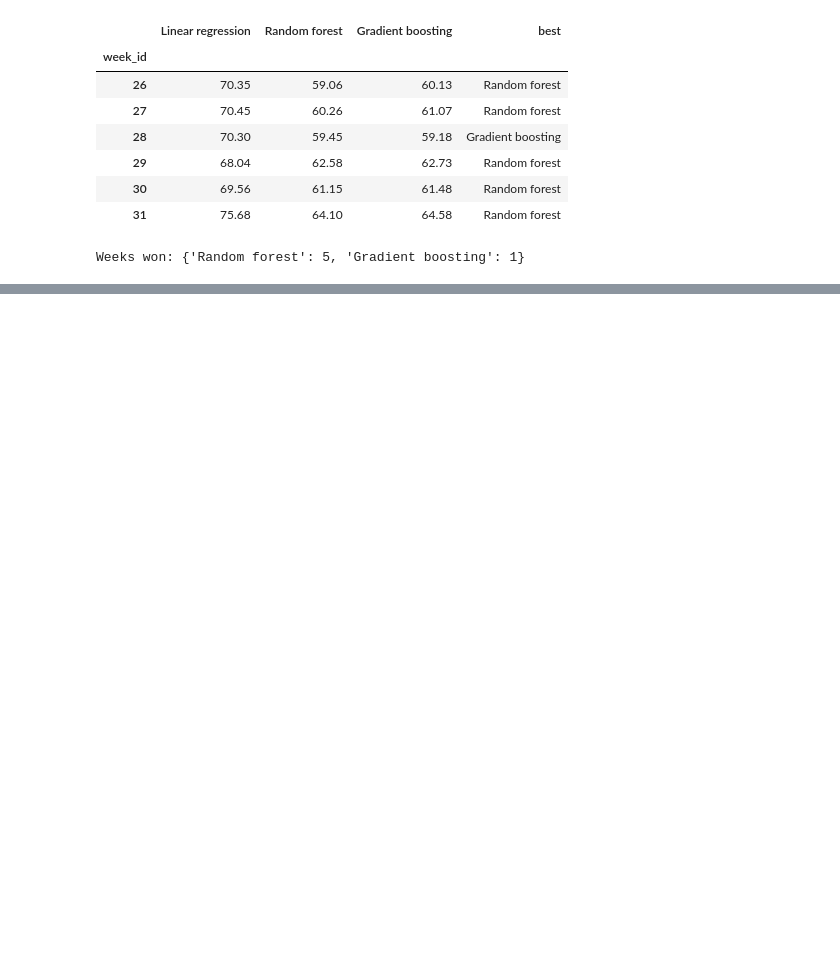
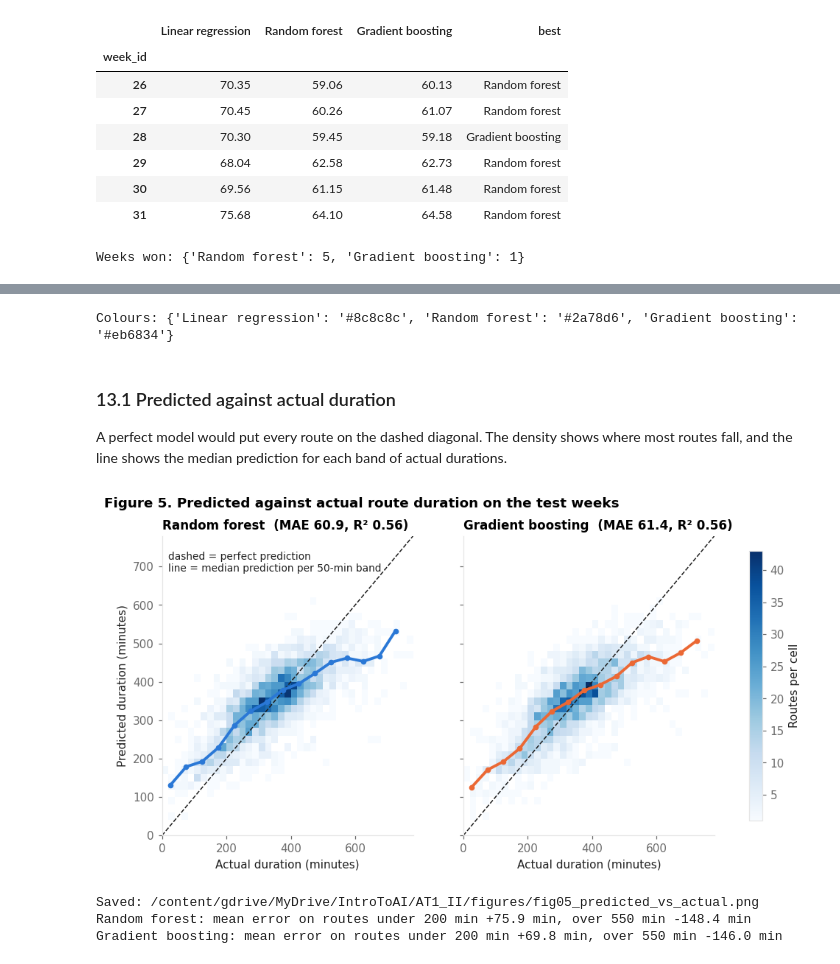
Before and after one commit to brucenguyen0302-code/last-mile-route-duration, a Jupyter notebook: notebooks/AT1_II_route_duration.ipynb, the cells around one changed output, grey strips where cells are left out. Cells and saved outputs as stored; diff of their text form; code cells hidden in the pictures; blank space fills up the shorter version.

Commit message:
Add result figures and future-route predictions

```diff
--- a/notebooks/AT1_II_route_duration.ipynb
+++ b/notebooks/AT1_II_route_duration.ipynb
@@ -1238,0 +1244,42 @@ Weeks won: {'Random forest': 5, 'Gradient boosting': 1}
+# %%
+MODEL_COLORS = {'Linear regression': '#8c8c8c', 'Random forest': BLUE, 'Gradient boosting': ORANGE}
+FINALISTS = ['Random forest', 'Gradient boosting']
+print('Colours:', MODEL_COLORS)
+# %% [output]
+Colours: {'Linear regression': '#8c8c8c', 'Random forest': '#2a78d6', 'Gradient boosting': '#eb6834'}
+# %% [markdown]
+### 13.1 Predicted against actual duration
+
+A perfect model would put every route on the dashed diagonal. The density shows where most routes fall, and the
+line shows the median prediction for each band of actual durations.
+# %%
+fig, axes = plt.subplots(1, 2, figsize=(11, 4.8), sharex=True, sharey=True)
+edges = np.arange(0, 800, 20)
+band_edges = np.arange(0, 800, 50)
+for ax, name in zip(axes, FINALISTS):
+    pred = test_predictions[name]
+    counts, _, _, image = ax.hist2d(y_test, pred, bins=[edges, edges], cmap='Blues', cmin=1)
+    ax.plot([0, 780], [0, 780], color=INK, linestyle='--', linewidth=1)
+    band = pd.Series(pred).groupby(pd.cut(y_test.values, band_edges), observed=True).median()
+    ax.plot([b.mid for b in band.index], band.values, color=MODEL_COLORS[name], linewidth=2.5, marker='o', markersize=4)
+    r = test_results.loc[name]
+    ax.set_title(f"{name}  (MAE {r['MAE']:.1f}, R² {r['R2']:.2f})", fontsize=11)
+    ax.set_xlabel('Actual duration (minutes)')
+    ax.grid(False)
+axes[0].set_ylabel('Predicted duration (minutes)')
+axes[0].text(20, 740, 'dashed = perfect prediction\nline = median prediction per 50-min band', color=INK, fontsize=9, va='top')
+fig.suptitle('Figure 5. Predicted against actual route duration on the test weeks',
+             x=0.06, ha='left', fontweight='bold', fontsize=12)
+fig.colorbar(image, ax=axes, label='Routes per cell', shrink=0.9)
+save_figure(fig, 'fig05_predicted_vs_actual.png')
+
+for name in FINALISTS:
+    pred = test_predictions[name]
+    short, long_ = y_test < 200, y_test > 550
+    print(f"{name}: mean error on routes under 200 min {np.mean(pred[short] - y_test[short]):+.1f} min, "
+          f"over 550 min {np.mean(pred[long_] - y_test[long_]):+.1f} min")
+# %% [output]
+[figure, added]
+Saved: /content/gdrive/MyDrive/IntroToAI/AT1_II/figures/fig05_predicted_vs_actual.png
+Random forest: mean error on routes under 200 min +75.9 min, over 550 min -148.4 min
+Gradient boosting: mean error on routes under 200 min +69.8 min, over 550 min -146.0 min
```
Also changed, not shown: parts of 13 cells of this notebook.
